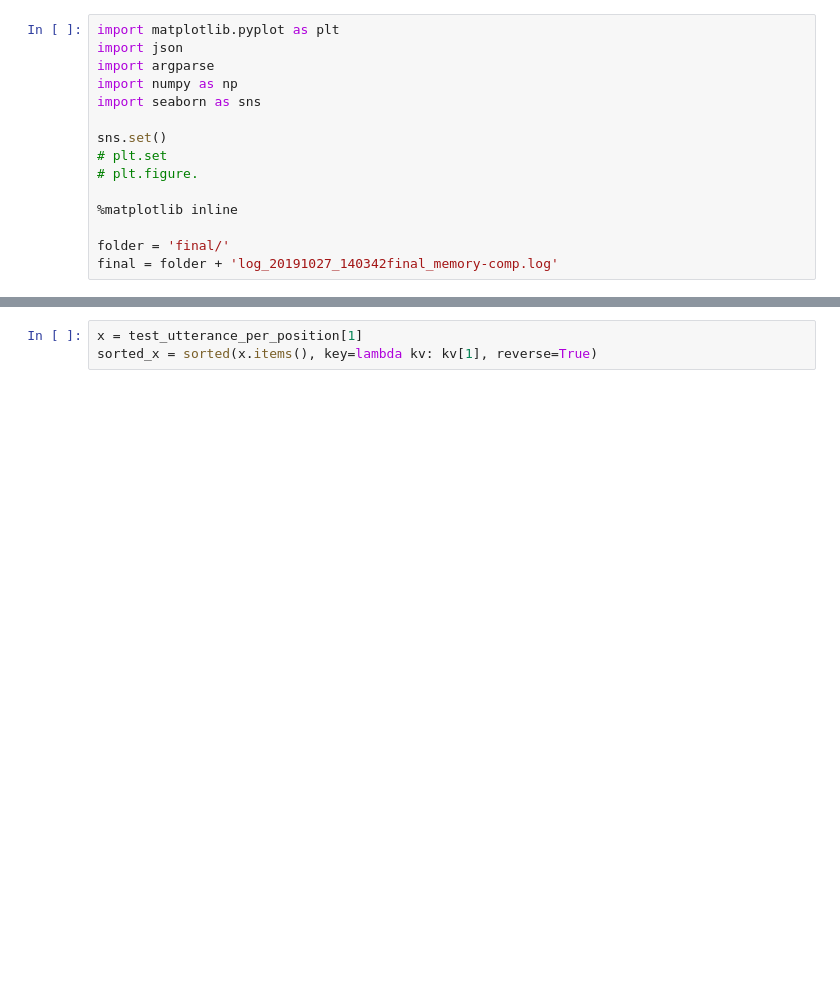
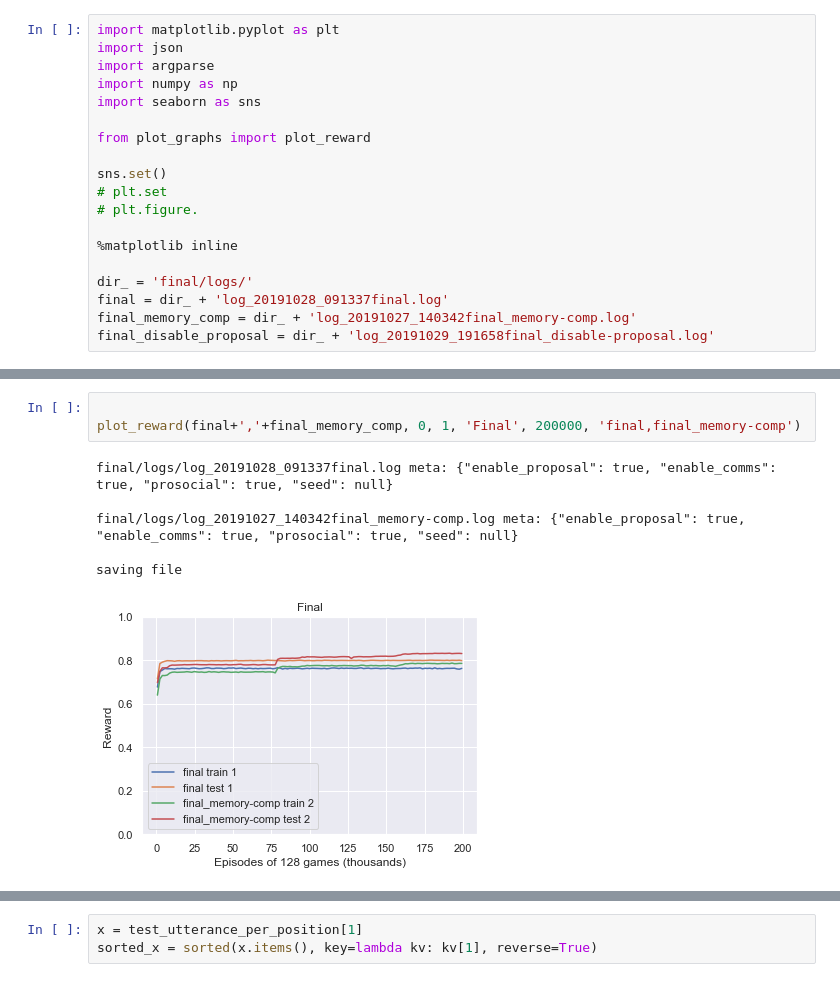
Before and after one commit to matteroftrust/emergent_comms_negotiation, a Jupyter notebook: n-grams_analysis.ipynb, the cells around one changed output, grey strips where cells are left out. Saved outputs shown, nothing was run; the diff lists cells and outputs as text; blank space fills up the shorter version.

Commit message:
plots for final and memory-comp

```diff
--- a/n-grams_analysis.ipynb
+++ b/n-grams_analysis.ipynb
@@ -5,11 +5,15 @@ import argparse
 import numpy as np
 import seaborn as sns
 
+from plot_graphs import plot_reward
+
 sns.set()
 # plt.set
 # plt.figure.
 
 %matplotlib inline
 
-folder = 'final/'
-final = folder + 'log_20191027_140342final_memory-comp.log'
+dir_ = 'final/logs/'
+final = dir_ + 'log_20191028_091337final.log'
+final_memory_comp = dir_ + 'log_20191027_140342final_memory-comp.log'
+final_disable_proposal = dir_ + 'log_20191029_191658final_disable-proposal.log'
@@ -49,0 +115,10 @@ for epoch in test_utterance:
+# %%
+
+plot_reward(final+','+final_memory_comp, 0, 1, 'Final', 200000, 'final,final_memory-comp')
+# %% [output]
+final/logs/log_20191028_091337final.log meta: {"enable_proposal": true, "enable_comms": true, "prosocial": true, "seed": null}
+
+final/logs/log_20191027_140342final_memory-comp.log meta: {"enable_proposal": true, "enable_comms": true, "prosocial": true, "seed": null}
+
+saving file
+[figure, added]
```
Also changed, not shown: parts of 10 cells of this notebook, 1 other file.
